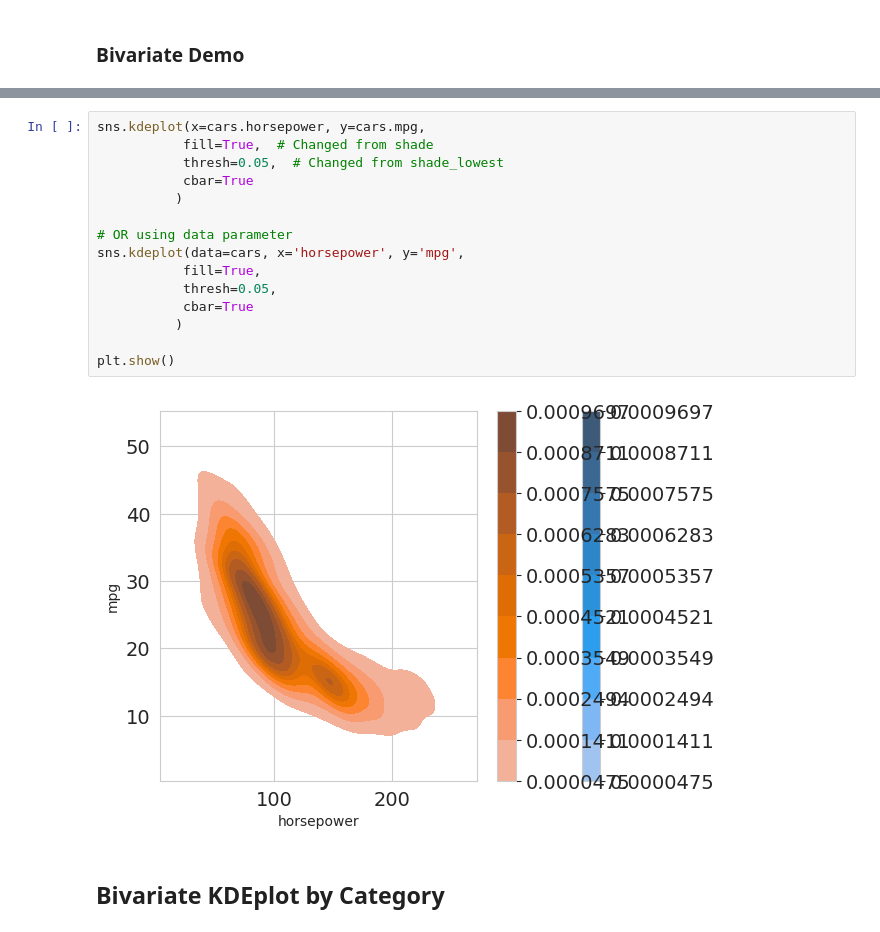
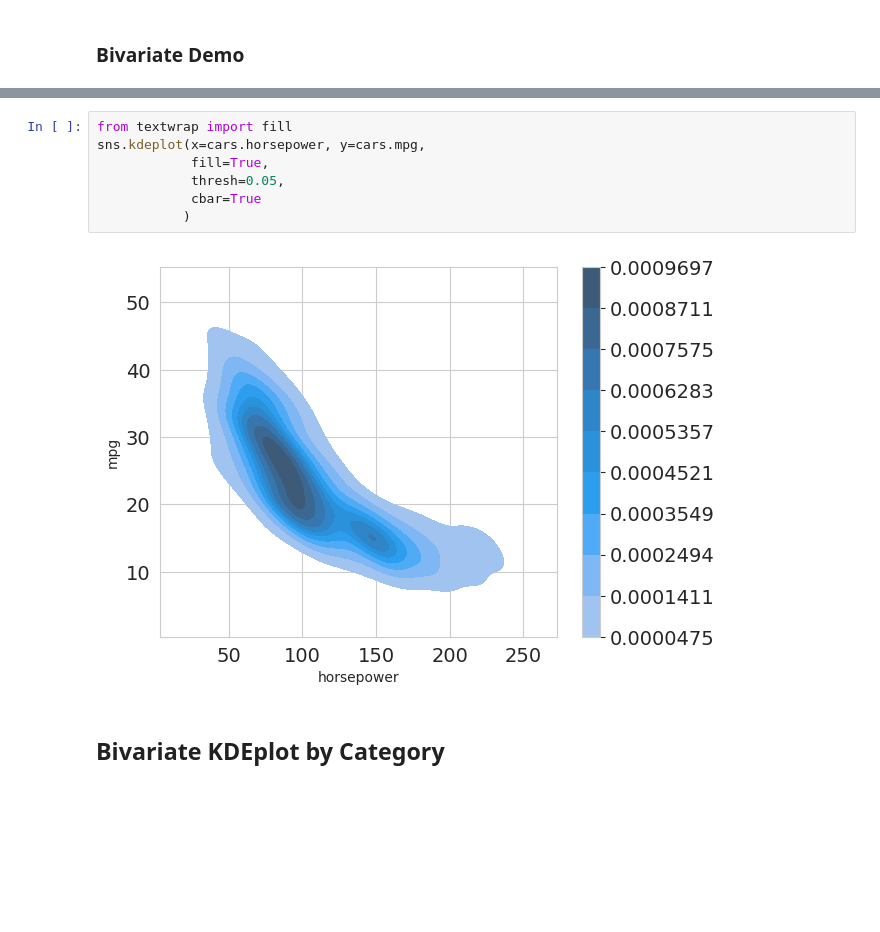
Before and after one commit to Davron030901/Matplotlib_and_Seaborn, a Jupyter notebook: 02_KDEplot.ipynb, the cells around one changed output, grey strips where cells are left out. Saved outputs shown, nothing was run; the diff lists cells and outputs as text; blank space fills up the shorter version.

```diff
--- a/02_KDEplot.ipynb
+++ b/02_KDEplot.ipynb
@@ -363,20 +297,12 @@ plt.show()
 # %%
+from textwrap import fill
 sns.kdeplot(x=cars.horsepower, y=cars.mpg,
-           fill=True,  # Changed from shade
-           thresh=0.05,  # Changed from shade_lowest
-           cbar=True
-          )
-
-# OR using data parameter
-sns.kdeplot(data=cars, x='horsepower', y='mpg',
-           fill=True,
-           thresh=0.05,
-           cbar=True
-          )
-
-plt.show()
+            fill=True,
+            thresh=0.05,
+            cbar=True
+           )
 # %% [output]
-[figure, old version]
+[figure, new version]
 # %% [markdown]
 ## Bivariate KDEplot by Category
 # %%
```
Also changed, not shown: parts of 25 cells of this notebook.
